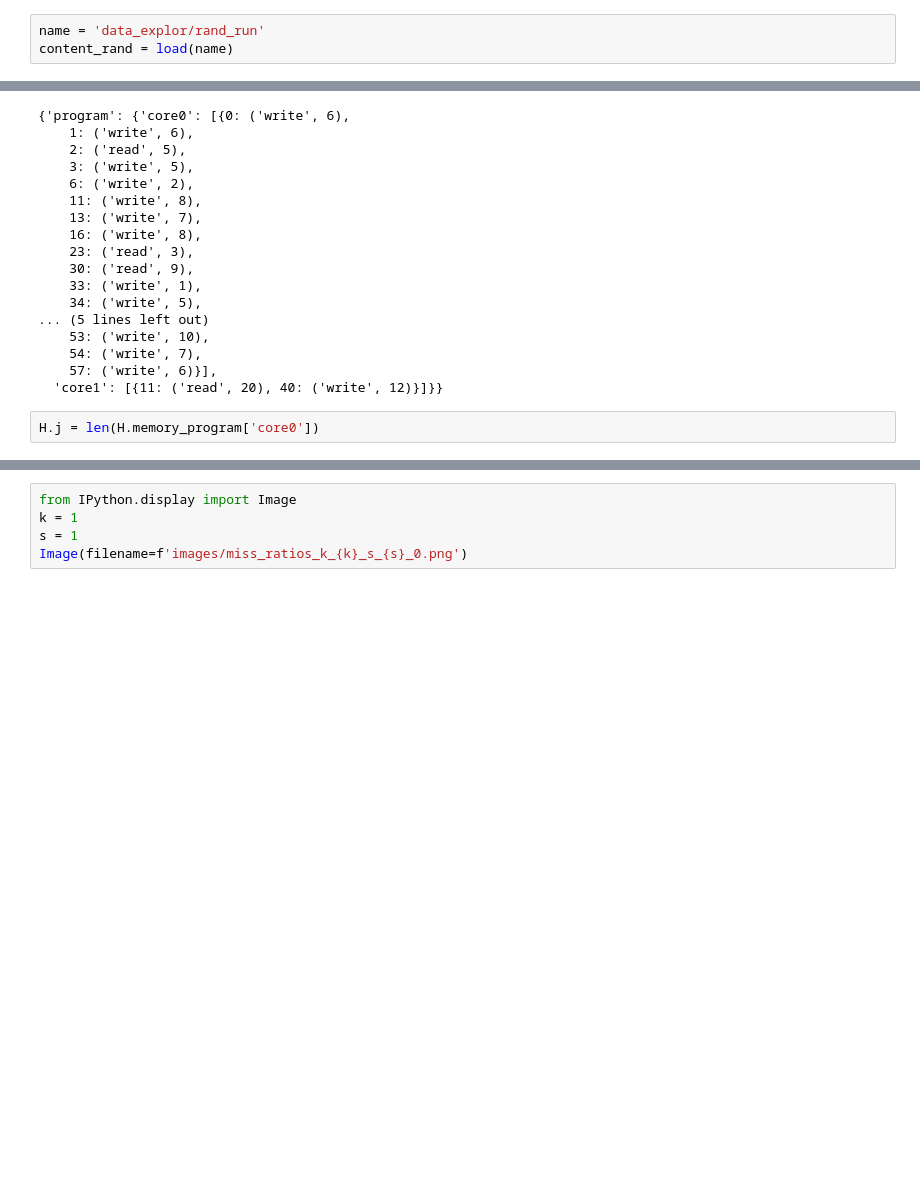
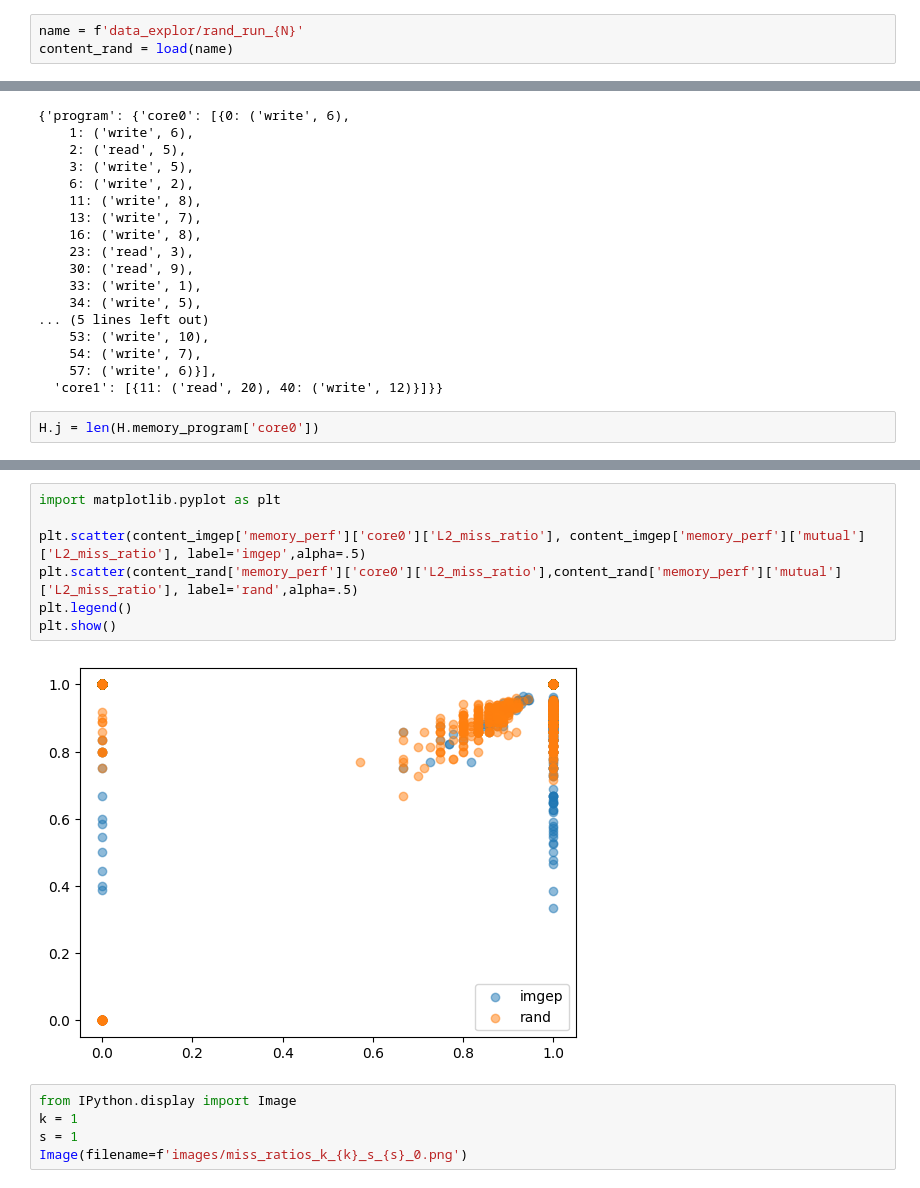
Before and after one commit to Ludoviccccc/ExplorationSimu3, a Jupyter notebook: test_imgep.ipynb, the cells around one changed output, grey strips where cells are left out. Saved outputs shown, nothing was run; the diff lists cells and outputs as text; blank space fills up the shorter version.

```diff
--- a/test_imgep.ipynb
+++ b/test_imgep.ipynb
@@ -139,7 +139,7 @@ len(H_rand)
 # %% [output]
 10000
 # %%
-name = 'data_explor/rand_run'
+name = f'data_explor/rand_run_{N}'
 content_rand = load(name)
 # %%
 for k in [1]:
@@ -183,3 +203,12 @@ len(H_rand)
+# %%
+import matplotlib.pyplot as plt
+
+plt.scatter(content_imgep['memory_perf']['core0']['L2_miss_ratio'], content_imgep['memory_perf']['mutual']['L2_miss_ratio'], label='imgep',alpha=.5)
+plt.scatter(content_rand['memory_perf']['core0']['L2_miss_ratio'],content_rand['memory_perf']['mutual']['L2_miss_ratio'], label='rand',alpha=.5)
+plt.legend()
+plt.show()
+# %% [output]
+[figure, added]
 # %%
 from IPython.display import Image
 k = 1
```
Also changed, not shown: parts of 10 cells of this notebook, 17 other files.
